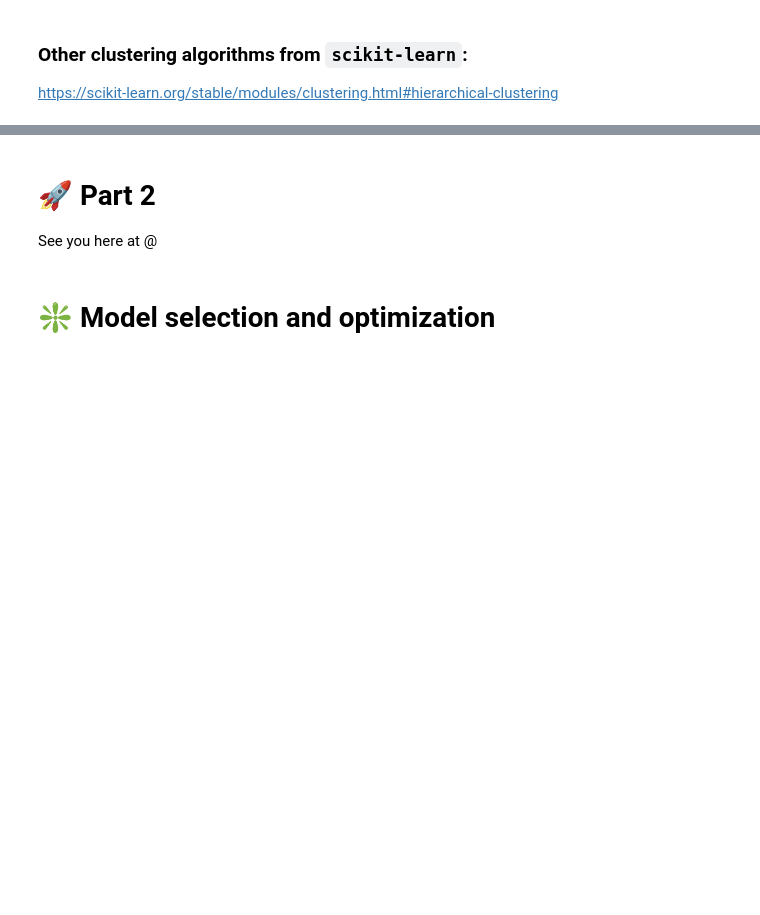
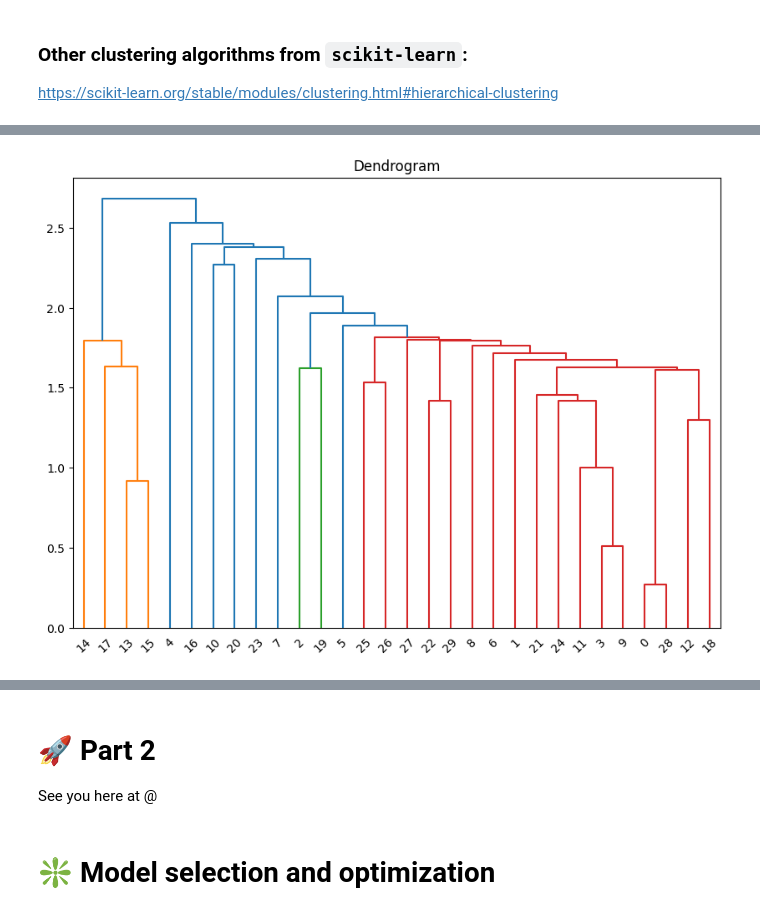
Before and after one commit to MichelleVik/Intro-to-Machine-Learning, a Jupyter notebook: 7_unsupervised/unsupervised.ipynb, the cells around one changed output, grey strips where cells are left out. Drawn from its saved outputs; the diff is of its cells as text; code cells hidden in the pictures; blank space fills up the shorter version.

Commit message:
hierarchical clustering

```diff
--- a/7_unsupervised/unsupervised.ipynb
+++ b/7_unsupervised/unsupervised.ipynb
@@ -457,0 +530,26 @@ https://scikit-learn.org/stable/modules/clustering.html#hierarchical-clustering
+# %%
+import scipy.cluster.hierarchy as shc
+
+df = pd.read_csv("../data/insurance.csv").sample(30, random_state=42).reset_index(drop=True)
+#df = df[df.columns[:-1]]
+
+num_pipeline = make_pipeline(StandardScaler())
+cat_pipeline = make_pipeline(OneHotEncoder(handle_unknown="ignore"))
+
+preprocessing = make_column_transformer(
+    (num_pipeline, make_column_selector(dtype_include=np.number)),
+    (cat_pipeline, make_column_selector(dtype_include=object)),
+)
+
+df_processed = pd.DataFrame(preprocessing.fit_transform(df),
+                            columns = preprocessing.get_feature_names_out(),
+                            index=df.index)
+
+plt.figure(figsize=(10, 7))
+plt.title("Dendrogram")
+
+clusters = shc.linkage(df_processed)
+shc.dendrogram(Z=clusters)
+plt.show()
+# %% [output]
+[figure, added]
```
Also changed, not shown: parts of 20 cells of this notebook, 11 other files.
